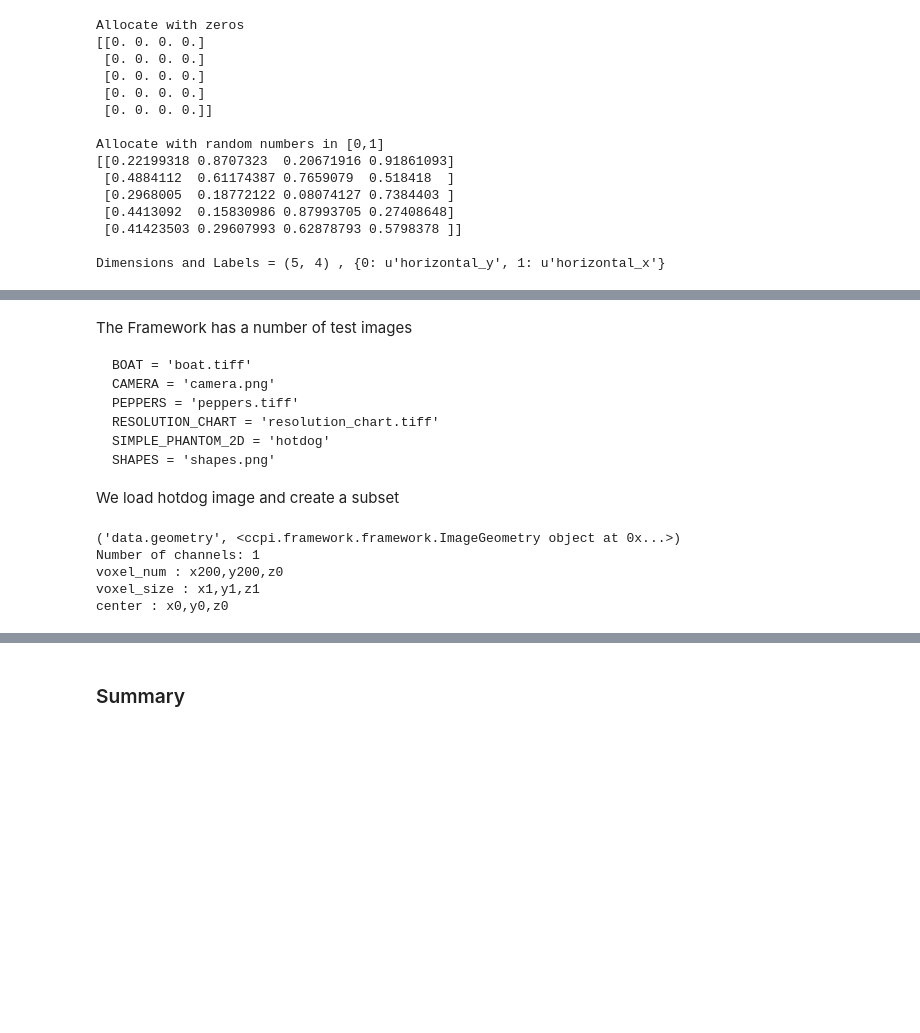
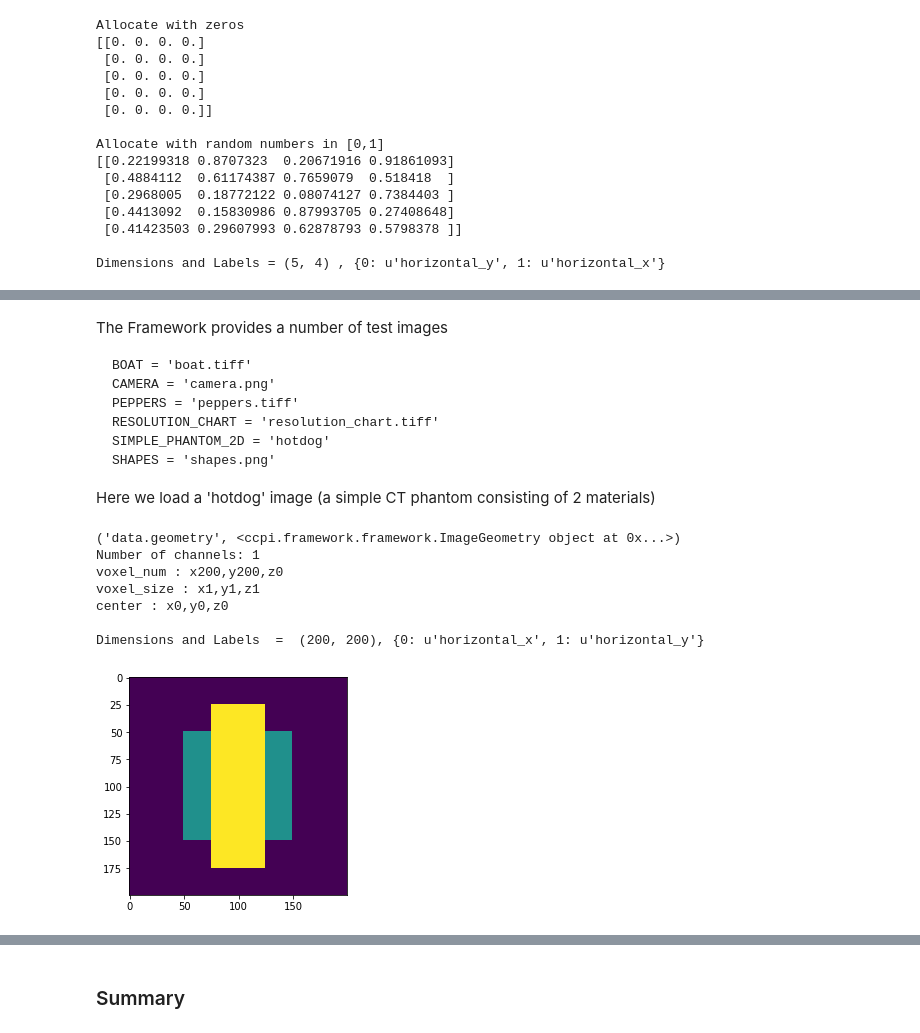
Before and after one commit to paskino/CIL-Demos, a Jupyter notebook: Notebooks/01_basics.ipynb, the cells around one changed output, grey strips where cells are left out. Drawn from its saved outputs; the diff is of its cells as text; code cells hidden in the pictures; blank space fills up the shorter version.

```diff
--- a/Notebooks/01_basics.ipynb
+++ b/Notebooks/01_basics.ipynb
@@ -71,5 +305,5 @@ print('Dimensions and Labels =  {}'.format(im_data3.get_shape_labels(ig1)))
 # %% [markdown]
-The Framework has a number of test images
+The Framework provides a number of test images
 
     BOAT = 'boat.tiff'
     CAMERA = 'camera.png'
@@ -77,28 +311,30 @@ The Framework has a number of test images
     RESOLUTION_CHART = 'resolution_chart.tiff'
     SIMPLE_PHANTOM_2D = 'hotdog'
     SHAPES = 'shapes.png'
-We load hotdog image and create a subset
+
+Here we load a 'hotdog' image (a simple CT phantom consisting of 2 materials)
 # %%
-# import TestData
-
 from ccpi.framework import TestData
 import matplotlib.pyplot as plt
 import os, sys
 
+%matplotlib inline
+
 loader = TestData(data_dir=os.path.join(sys.prefix, 'share','ccpi'))
-
 data = loader.load(TestData.SIMPLE_PHANTOM_2D, size=(200,200))
 ig = data.geometry
-
 print(ig)
-print('Dimensions and Labels =  {}'.format(data.get_shape_labels(ig)))
+print('Dimensions and Labels  =  {}, {}'.format(data.shape, data.dimension_labels))
 
 # plot data
 plt.imshow(data.as_array())
-p
+plt.show()
 # %% [output]
 ('data.geometry', <ccpi.framework.framework.ImageGeometry object at 0x...>)
 Number of channels: 1
 voxel_num : x200,y200,z0
 voxel_size : x1,y1,z1
 center : x0,y0,z0
+
+Dimensions and Labels  =  (200, 200), {0: u'horizontal_x', 1: u'horizontal_y'}
+[figure, added]
```
Also changed, not shown: parts of 40 cells of this notebook.
